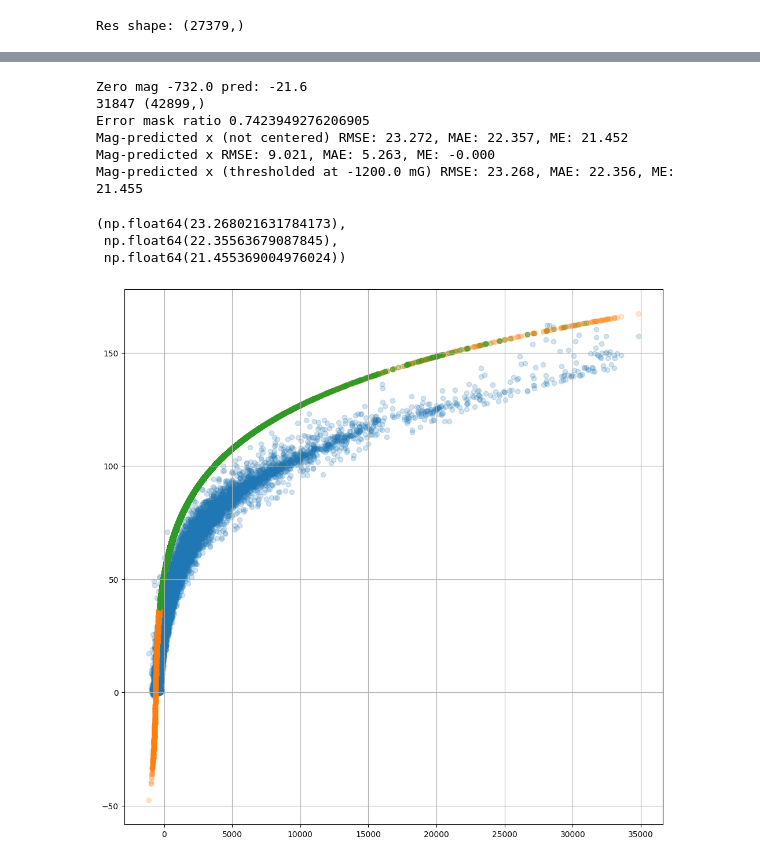
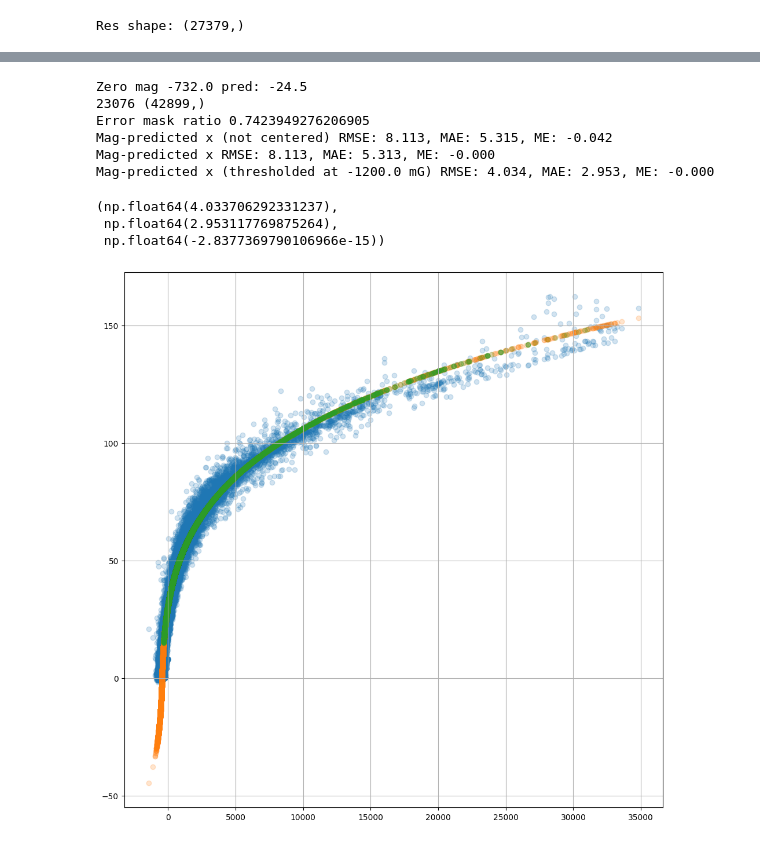
Before and after one commit to colinpate/sus, a Jupyter notebook: notebooks/mag_v_correction.ipynb, the cells around one changed output, grey strips where cells are left out. Drawn from its saved outputs; the diff is of its cells as text; code cells hidden in the pictures.

```diff
--- a/notebooks/mag_v_correction.ipynb
+++ b/notebooks/mag_v_correction.ipynb
@@ -21,16 +22,17 @@ def print_err_stats(x, gt, center=False, prefix=""):
     print(f"{prefix} RMSE: {rmse:.3f}, MAE: {mae:.3f}, ME: {me:.3f}")
     return rmse, mae, me
 # %%
-from analyze_accel_mismatch import derive_gt
+from tools.analyze_accel_mismatch import derive_gt
 
 
-log_filename = "log096"
-out_dir = f"backend/run_artifacts/{log_filename}/cache/"
+log_filename = "log103"
+out_dir = f"../backend/run_artifacts/{log_filename}/cache/"
 ws_file = out_dir + "/all.npz"
 ws = np.load(ws_file)
 print([str(key) for key in ws.keys()])
 
 acc = ws["accel/lpfhp/proj__x"][:, 0]
+a_s2_x = ws["accel/lpf/lis2__x"][:, 0]
 travel = ws["travel__x"][:, 0]
 mag = ws["mag/proj/corr/lpf__x"][:, 0]
 mag_raw = ws["mag__x"]
@@ -391,18 +485,25 @@ def pred_x(mag_i, x0, y_scale, power, y0=0):
     return np.sign(dx) * soft * y_scale + y0
 
 power_prior = 1/3
-power_weight = 1000
+power_weight = 2000
+dx_thresh = 1000
+
+def get_err_mask(dx, dx_thresh):
+    return np.abs(dx) < dx_thresh
 
 def calculate_res(vec):
     x0, y_scale, power = vec[0], vec[1], vec[2]
 
     zero_x_mags = input_arr[:, 0, 0]
     zero_x_preds = pred_x(zero_x_mags, x0, y_scale, power=power)
-    x_acc_preds = input_arr[:, 1, 1:] + zero_x_preds[:, np.newaxis]
+    x_pts = input_arr[:, 1, 1:]
+    x_acc_preds = x_pts + zero_x_preds[:, np.newaxis]
 
     mag_pts = input_arr[:, 0, 1:]
     x_mag_preds = pred_x(mag_pts, x0, y_scale, power=power)
+
     res = x_acc_preds - x_mag_preds
+    res = res * get_err_mask(x_pts, dx_thresh)
 
     power_res = power - power_prior
 
@@ -432,47 +533,47 @@ x0, y_scale, power: [-621.074  101.142    0.111]
 # Calc RMSE
 good_mag_mask = np.ones_like(mag_proj_bad_mask)#~mag_proj_bad_mask
 mags_flat = mag[good_mag_mask].flatten().copy() #input_arr[:, 0, :].flatten()
 x_mag_flat = pred_x(mags_flat, result.x[0], result.x[1], result.x[2])
 
 trav_flat = travel[good_mag_mask].flatten().copy() #np.array(gt_list).flatten()
 thresh = -1200#mag_baseline
-mag_thresh_mask = (mag > thresh) & boring_mask
-#mag_thresh_mask = (trav_flat > 75) & boring_mask
+#mag_thresh_mask = (mag > thresh) & boring_mask
+mag_thresh_mask = (trav_flat > 30) & boring_mask
 trav_offset = np.mean(trav_flat)
 
 mag_pts = input_arr[:, 0, 1:]
 mag_pts_preds = pred_x(mag_pts, result.x[0], result.x[1], power=result.x[2])
 #mag_pts_preds -= np.mean(mag_pts_preds)
 #trav_flat -= trav_offset
 #x_mag_flat -= np.mean(x_mag_flat)
 zero_mag = np.percentile(mag, 0.5)
 zero_mag_pred = pred_x(zero_mag, result.x[0], result.x[1], result.x[2])
 print(f"Zero mag {zero_mag:.1f} pred: {zero_mag_pred:.1f}")
 #x_mag_flat -= zero_mag_pred
 
 print(np.sum(mag_thresh_mask), mag_thresh_mask.shape)
 print("Error mask ratio", np.sum(boring_mask) / len(boring_mask))
 
 plt.figure(figsize=(12, 12))
-plt.scatter(mags_flat[mag_thresh_mask], trav_flat[mag_thresh_mask], alpha=0.2, label="ground truth travel")
-plt.scatter(mags_flat[mag_thresh_mask], x_mag_flat[mag_thresh_mask], alpha=0.2, label="predicted travel")
+plt.scatter(mags_flat, trav_flat, alpha=0.2, label="ground truth travel")
+plt.scatter(mags_flat, x_mag_flat, alpha=0.2, label="predicted travel")
 plt.scatter(mag_pts.flatten(), mag_pts_preds.flatten(), alpha=0.2, label="predicted travel at points")
 plt.grid()
 
 print_err_stats(x_mag_flat[boring_mask], trav_flat[boring_mask], prefix="Mag-predicted x (not centered)", center=False)
 print_err_stats(x_mag_flat[boring_mask], trav_flat[boring_mask], prefix="Mag-predicted x", center=True)
-print_err_stats(x_mag_flat[mag_thresh_mask], trav_flat[mag_thresh_mask], prefix="Mag-predicted x (thresholded at {:.1f} mG)".format(thresh), center=False)
+print_err_stats(x_mag_flat[mag_thresh_mask], trav_flat[mag_thresh_mask], prefix="Mag-predicted x (thresholded at {:.1f} mG)".format(thresh), center=True)
 # %% [output]
-Zero mag -732.0 pred: -21.6
-31847 (42899,)
+Zero mag -732.0 pred: -24.5
+23076 (42899,)
 Error mask ratio 0.7423949276206905
-Mag-predicted x (not centered) RMSE: 23.272, MAE: 22.357, ME: 21.452
-Mag-predicted x RMSE: 9.021, MAE: 5.263, ME: -0.000
-Mag-predicted x (thresholded at -1200.0 mG) RMSE: 23.268, MAE: 22.356, ME: 21.455
+Mag-predicted x (not centered) RMSE: 8.113, MAE: 5.315, ME: -0.042
+Mag-predicted x RMSE: 8.113, MAE: 5.313, ME: -0.000
+Mag-predicted x (thresholded at -1200.0 mG) RMSE: 4.034, MAE: 2.953, ME: -0.000
-(np.float64(23.268021631784173),
- np.float64(22.35563679087845),
- np.float64(21.455369004976024))
+(np.float64(4.033706292331237),
+ np.float64(2.953117769875264),
+ np.float64(-2.8377369790106966e-15))
-[figure, old version]
+[figure, new version]
 # %%
 # Another plot of predicted vs actual travel, colored by mag value
 # zero_x_mags = input_arr[:, 0, 0]
```
Also changed, not shown: parts of 8 cells of this notebook, 3 other files.
